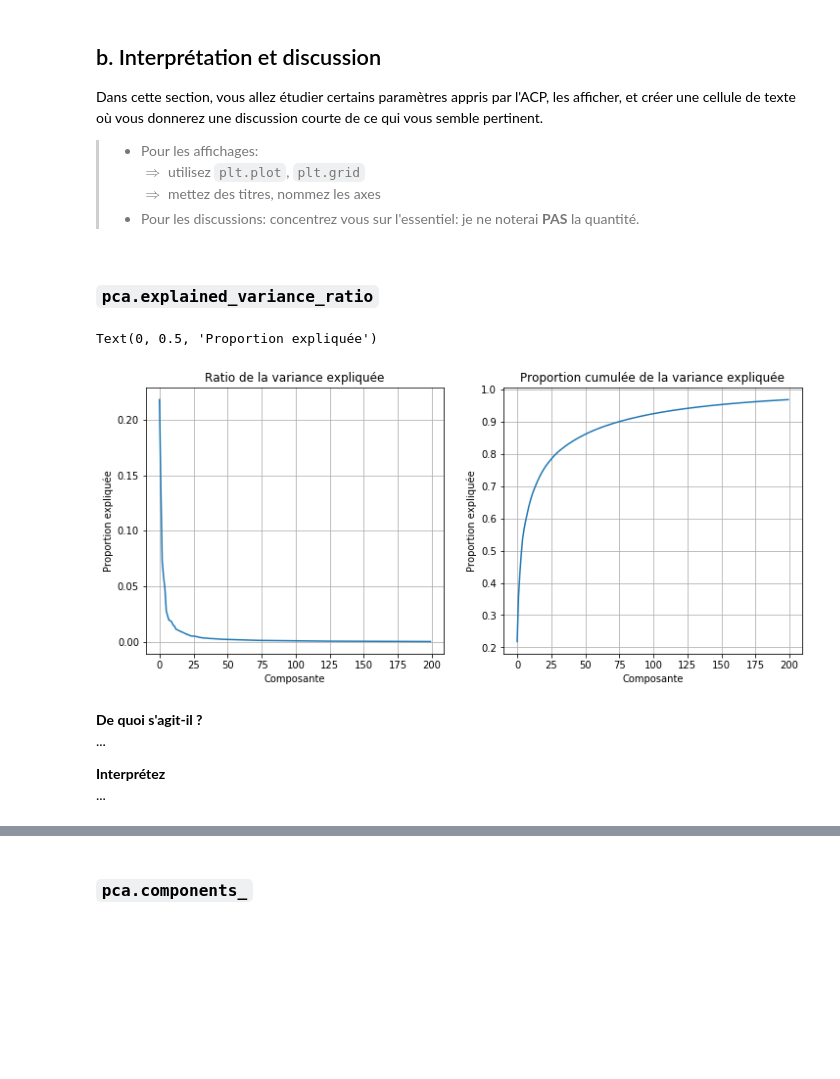
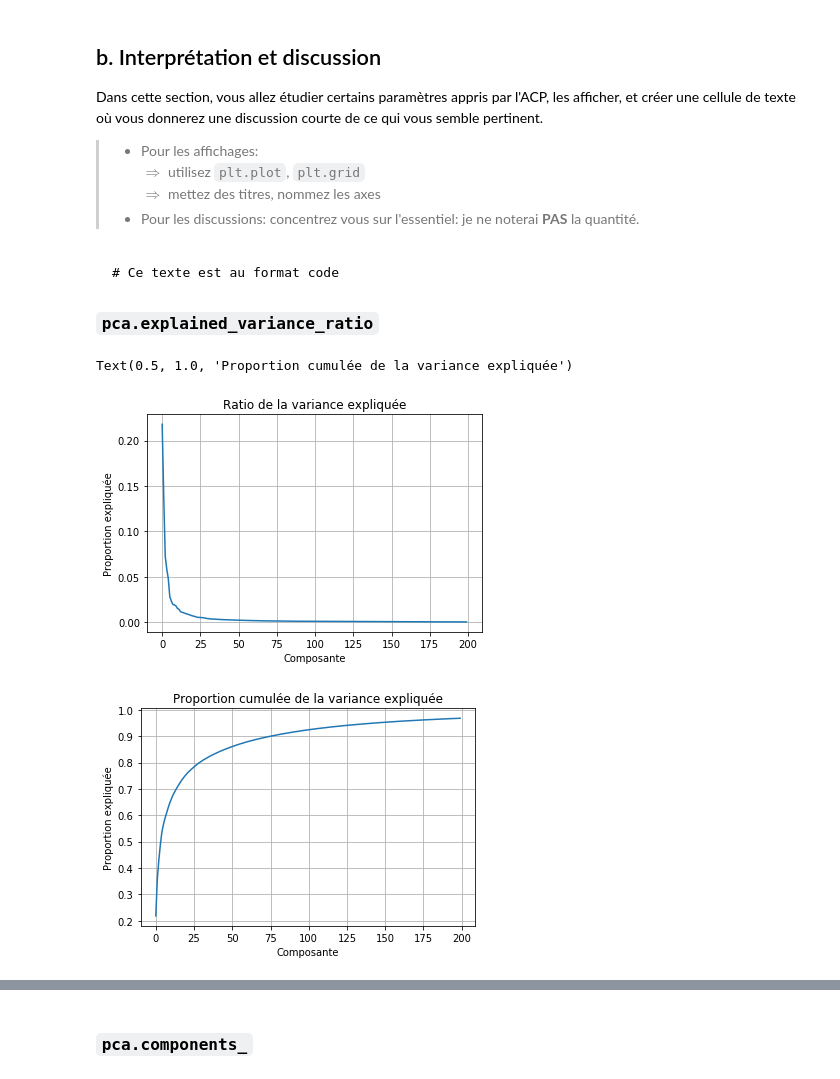
Before and after one commit to campusplage/compte-rendus-mullier_alberjaoui, a Jupyter notebook: TP2_sklearn.ipynb, the cells around one changed output, grey strips where cells are left out. Saved outputs shown, nothing was run; the diff lists cells and outputs as text; code cells hidden in the pictures; blank space fills up the shorter version.

````diff
--- a/TP2_sklearn.ipynb
+++ b/TP2_sklearn.ipynb
@@ -372,16 +390,30 @@ Dans cette section, vous allez étudier certains paramètres appris par l'ACP, l
 > * Pour les discussions:
 >   concentrez vous sur l'essentiel: je ne noterai __PAS__ la quantité.
 # %% [markdown]
+
+
+```
+# Ce texte est au format code
+```
+
 ### `pca.explained_variance_ratio`
-# %%
-# Affichage de pca.explained_variance_ratio_, ainsi que de pca.explained_variance_ratio_.cumsum()
-...
-# %% [output]
-Text(0, 0.5, 'Proportion expliquée')
-[figure, removed]
-# %% [markdown]
-__De quoi s'agit-il ?__
-...
-
-__Interprétez__
-...
+# %%
+# Affichage de pca.explained_variance_ratio_, ainsi que de pca.explained_variance_ratio_.cumsum()
+
+#print("data_pca.explained_variance_ratio_ :\n", data_pca.explained_variance_ratio_)
+plt.grid()
+plt.plot(data_pca.explained_variance_ratio_)
+plt.xlabel("Composante")
+plt.ylabel("Proportion expliquée")
+plt.title("Ratio de la variance expliquée")
+plt.figure()
+#print("\ndata_pca.explained_variance_ratio_.cumsum() :\n", data_pca.explained_variance_ratio_.cumsum())
+plt.grid()
+plt.plot(data_pca.explained_variance_ratio_.cumsum())
+plt.xlabel("Composante")
+plt.ylabel("Proportion expliquée")
+plt.title("Proportion cumulée de la variance expliquée")
+# %% [output]
+Text(0.5, 1.0, 'Proportion cumulée de la variance expliquée')
+[figure, added]
+[figure, added]
````
Also changed, not shown: parts of 8 cells of this notebook.
